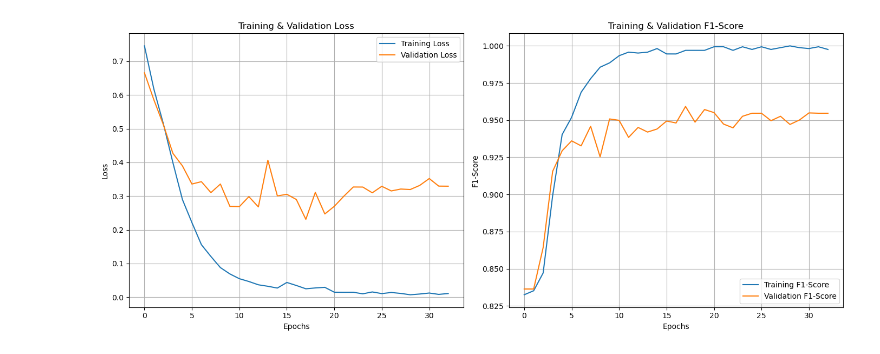
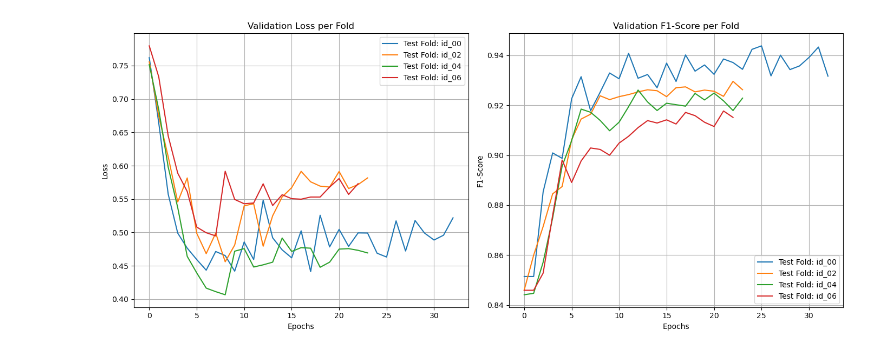
Before and after one commit to ayushpradhan-dev/audio-predictive-maintenance-mlops, a Jupyter notebook: notebooks/03-model-training-and-evaluation.ipynb, the cells around one changed output. Saved outputs shown, nothing was run; the diff lists cells and outputs as text; code cells hidden in the pictures.

```diff
--- a/notebooks/03-model-training-and-evaluation.ipynb
+++ b/notebooks/03-model-training-and-evaluation.ipynb
@@ -108,0 +30,12 @@ Validation loss decreased (0.269513 --> 0.268783). Saving model...
+# %%
+# This dictionary will store the training history for each fold
+all_histories = {}
+
+# Loop through each fan ID, holding one out as the test set in each iteration
+for test_id in ALL_FAN_IDS:
+    # The train function takes the test_id and handles the data splitting
+    history_df = train(config=CONFIG, test_fan_id=test_id)
+    all_histories[test_id] = history_df
+
+print("\n--- Full LOGO Cross-Validation Training Complete ---")
+print(f"Four models have been saved in the '{CONFIG['model_dir']}' directory.")
@@ -109,28 +158,28 @@ Validation loss decreased (0.269513 --> 0.268783). Saving model...
 # %%
-import matplotlib.pyplot as plt
+# Plot the validation loss and F1-score for each of the four training runs
+plt.figure(figsize=(14, 6))
 
-# Plotting the loss curves
-plt.figure(figsize=(14, 6))
+# Plot Validation Loss
 plt.subplot(1, 2, 1)
-plt.plot(history_df['train_loss'], label='Training Loss')
-plt.plot(history_df['val_loss'], label='Validation Loss')
-plt.title('Training & Validation Loss')
+for test_id, history in all_histories.items():
+    plt.plot(history['val_loss'], label=f'Test Fold: {test_id}')
+plt.title('Validation Loss per Fold')
 plt.xlabel('Epochs')
 plt.ylabel('Loss')
 plt.legend()
 plt.grid(True)
 
-# Plotting the F1 score curves
+# Plot Validation F1-Score
 plt.subplot(1, 2, 2)
-plt.plot(history_df['train_f1'], label='Training F1-Score')
-plt.plot(history_df['val_f1'], label='Validation F1-Score')
-plt.title('Training & Validation F1-Score')
+for test_id, history in all_histories.items():
+    plt.plot(history['val_f1'], label=f'Test Fold: {test_id}')
+plt.title('Validation F1-Score per Fold')
 plt.xlabel('Epochs')
 plt.ylabel('F1-Score')
 plt.legend()
 plt.grid(True)
 
 plt.tight_layout()
 plt.show()
 # %% [output]
-[figure, old version]
+[figure, new version]
```
Also changed, not shown: parts of 10 cells of this notebook, 7 other files.
